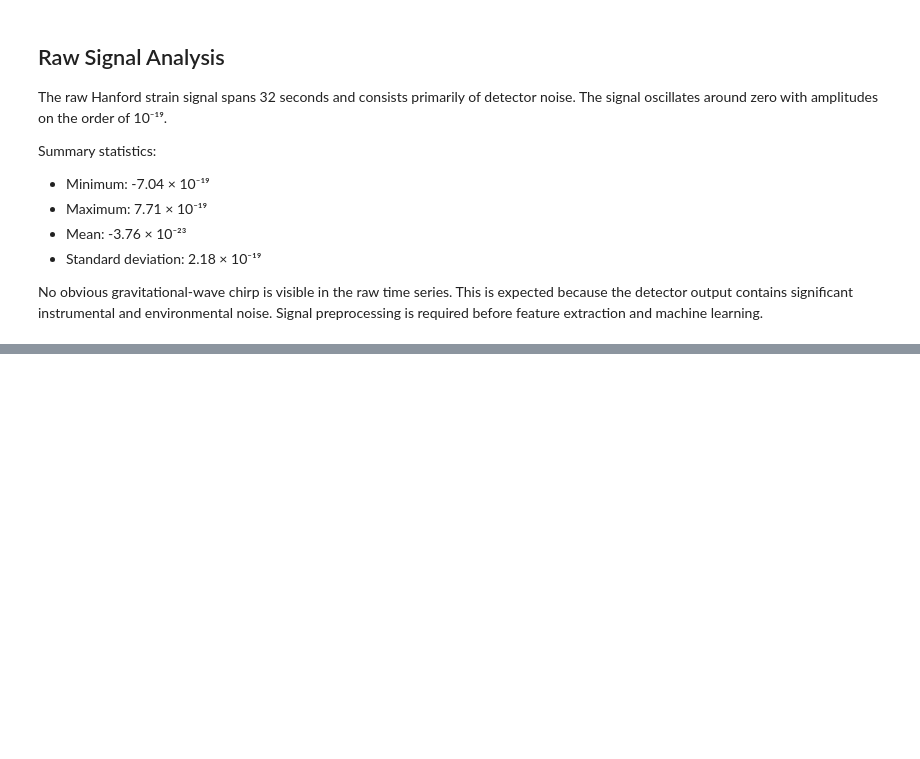
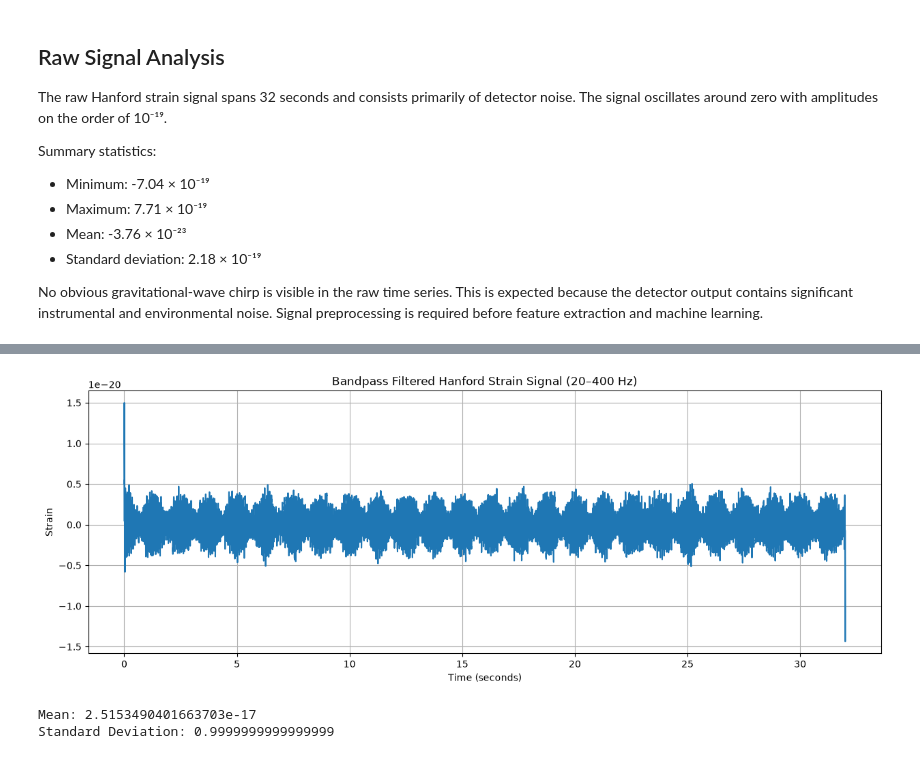
Before and after one commit to Prachi-Mehta-376/GWVision, a Jupyter notebook: notebooks/01_data_exploration.ipynb, the cells around one changed output, grey strips where cells are left out. Saved outputs shown, nothing was run; the diff lists cells and outputs as text; code cells hidden in the pictures; blank space fills up the shorter version.

```diff
--- a/notebooks/01_data_exploration.ipynb
+++ b/notebooks/01_data_exploration.ipynb
@@ -213,0 +306,27 @@ No obvious gravitational-wave chirp is visible in the raw time series. This is e
+# %%
+plt.figure(figsize=(15,5))
+
+plt.plot(time, filtered_signal)
+
+plt.title("Bandpass Filtered Hanford Strain Signal (20–400 Hz)")
+
+plt.xlabel("Time (seconds)")
+plt.ylabel("Strain")
+
+plt.grid(True)
+
+plt.show()
+# %% [output]
+[figure, added]
+# %%
+# Normalize the filtered signal
+
+normalized_signal = (
+    filtered_signal - np.mean(filtered_signal)
+) / np.std(filtered_signal)
+
+print("Mean:", np.mean(normalized_signal))
+print("Standard Deviation:", np.std(normalized_signal))
+# %% [output]
+Mean: 2.5153490401663703e-17
+Standard Deviation: 0.9999999999999999
```
Also changed, not shown: parts of 16 cells of this notebook, 1 other file.
